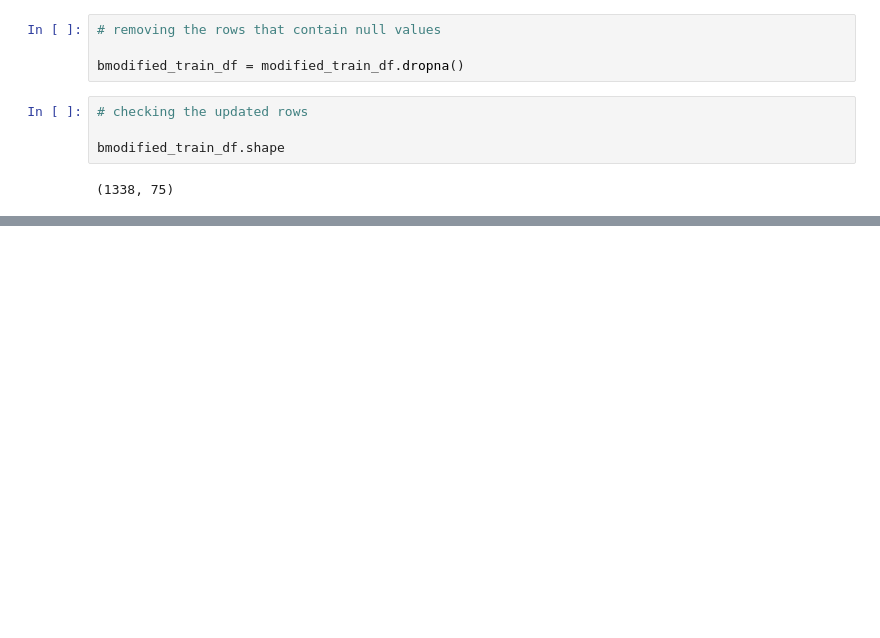
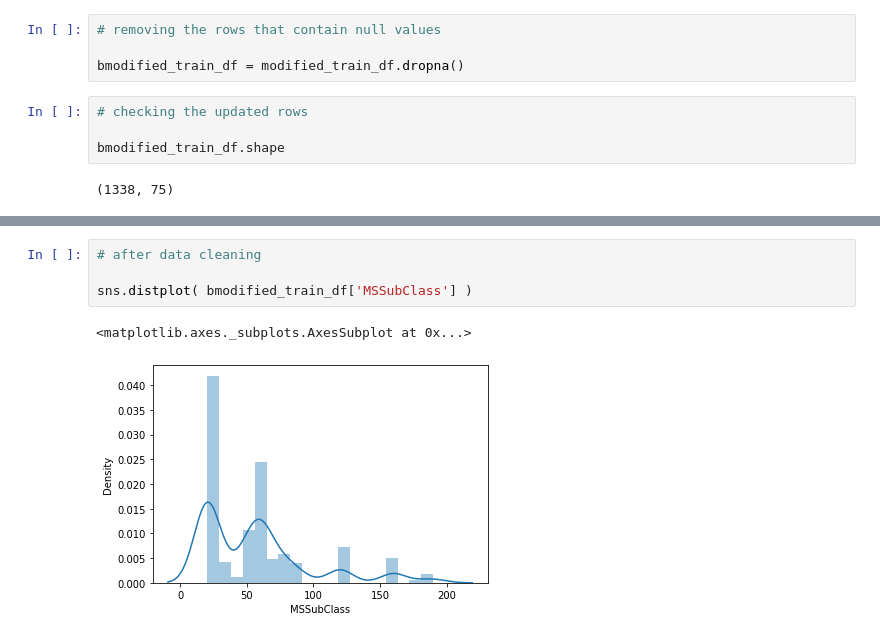
Before and after one commit to BANZOM/MachingLearningStuffs, a Jupyter notebook: RawDataExperiments.ipynb, the cells around one changed output, grey strips where cells are left out. Drawn from its saved outputs; the diff is of its cells as text; blank space fills up the shorter version.

```diff
--- a/RawDataExperiments.ipynb
+++ b/RawDataExperiments.ipynb
@@ -196,0 +254,7 @@ bmodified_train_df.shape
+# %%
+# after data cleaning
+
+sns.distplot( bmodified_train_df['MSSubClass'] )
+# %% [output]
+<matplotlib.axes._subplots.AxesSubplot at 0x...>
+[figure, added]
```
Also changed, not shown: parts of 6 cells of this notebook.
